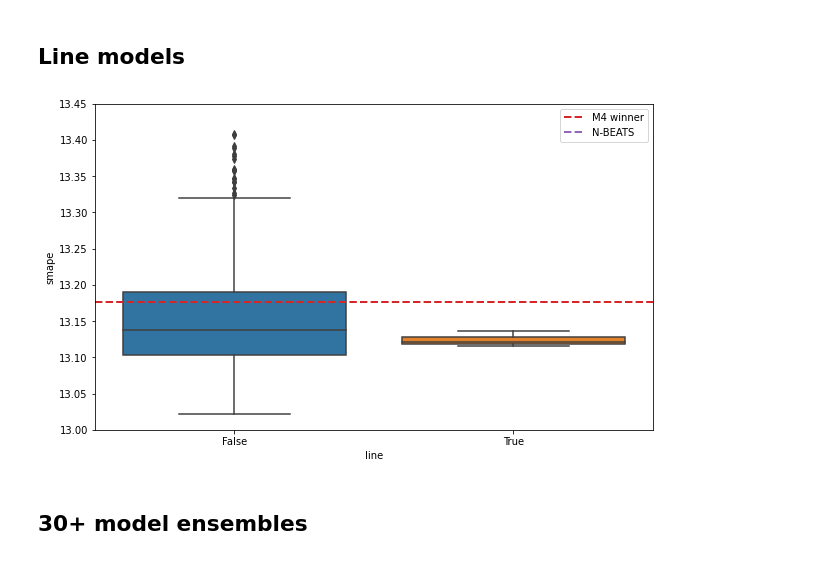
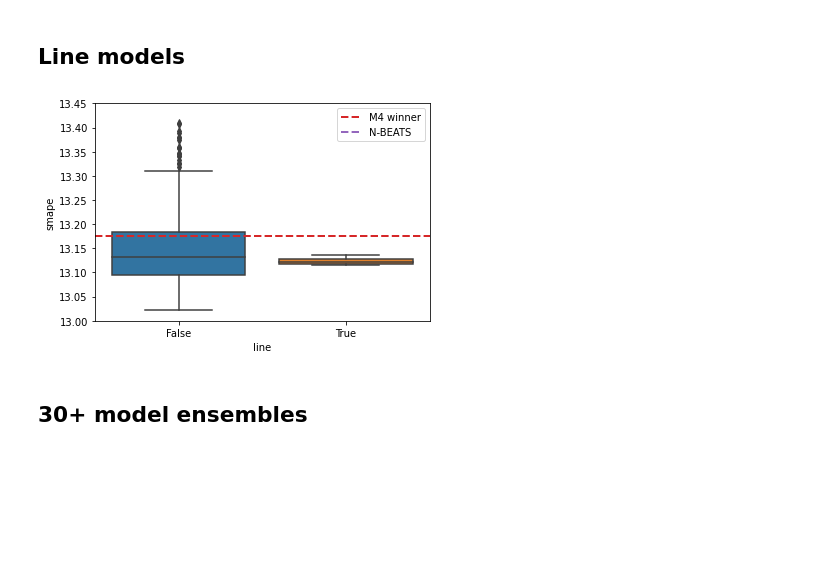
Before and after one commit to djib2011/forecasting, a Jupyter notebook: analysis/explore_results_ensemble.ipynb, the cells around one changed output. Cells and saved outputs as stored; diff of their text form; code cells hidden in the pictures; blank space fills up the shorter version.

```diff
--- a/analysis/explore_results_ensemble.ipynb
+++ b/analysis/explore_results_ensemble.ipynb
@@ -133,13 +134,13 @@ df.sort_values('smape').head(5)
 # %%
 df6 = keep_duplicates(df.drop('name', axis=1), 'line')
 # %%
-plt.figure(figsize=(10, 6))
+plt.figure(figsize=(6, 4))
 
 sns.boxplot(x='line', y='smape', data=df6)
 plt.ylim([13, 13.45])
 add_benchmarks()
 # %% [output]
-[figure, old version]
+[figure, new version]
 # %% [markdown]
 ## 30+ model ensembles
 # %%
```
Also changed, not shown: parts of 17 cells of this notebook, 4 other files.
